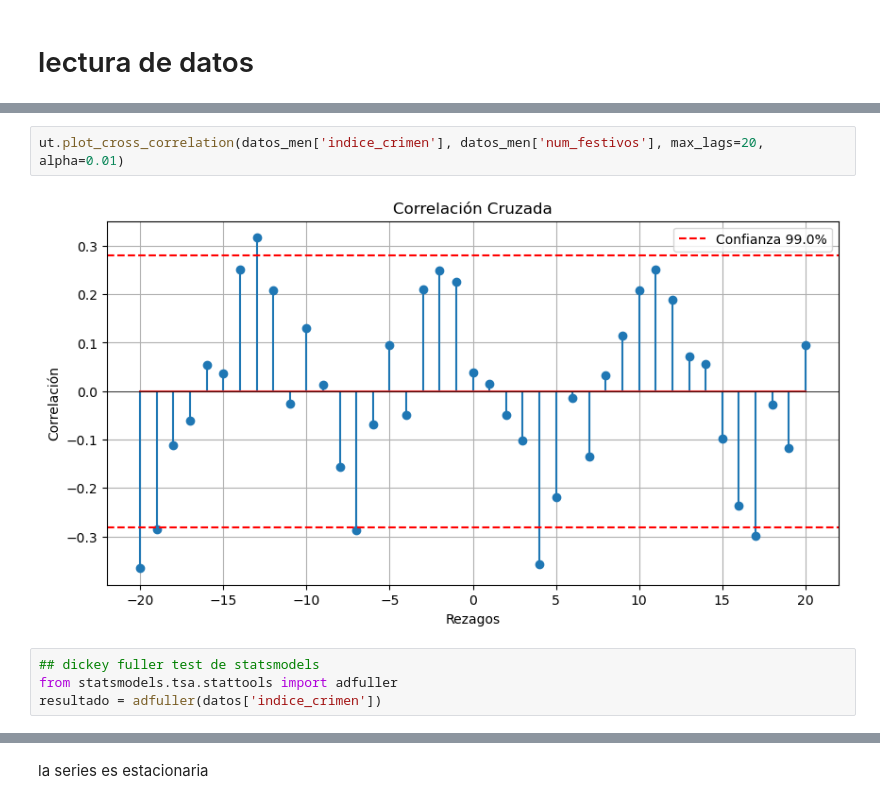
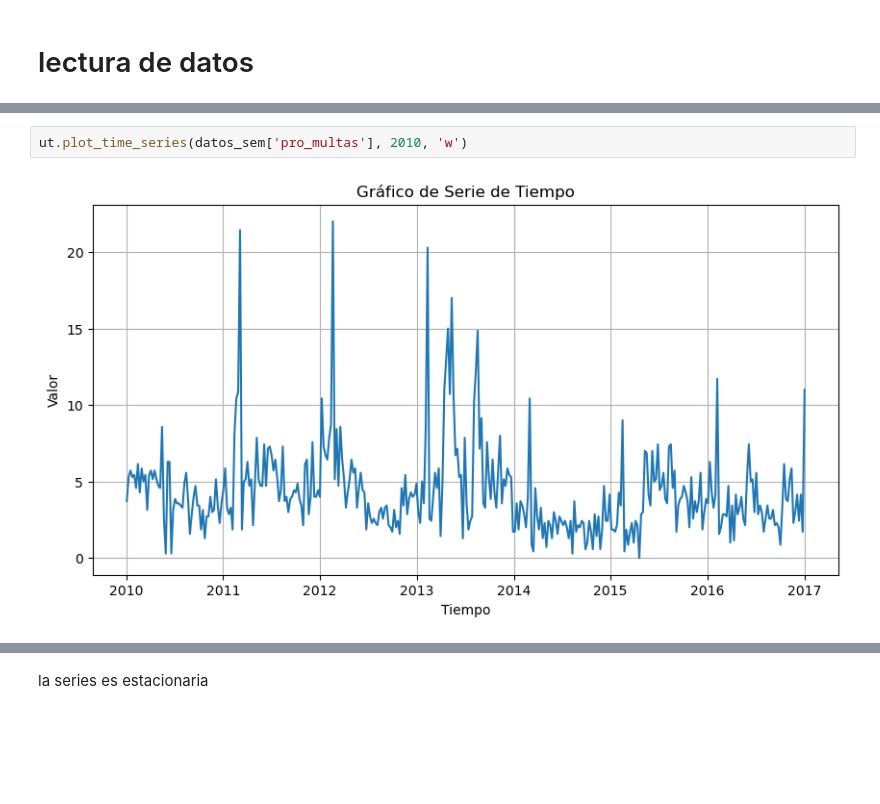
Before and after one commit to briveros23/Series_de_tiempo, a Jupyter notebook: notebook/LSTM.ipynb, the cells around one changed output, grey strips where cells are left out. Saved outputs shown, nothing was run; the diff lists cells and outputs as text; blank space fills up the shorter version.

```diff
--- a/notebook/LSTM.ipynb
+++ b/notebook/LSTM.ipynb
@@ -101,8 +34,4 @@ ut.plot_cross_correlation(datos_men['indice_crimen'], datos_men['pro_humedad'],
-# %%
-ut.plot_cross_correlation(datos_men['indice_crimen'], datos_men['num_festivos'], max_lags=20, alpha=0.01)
-# %% [output]
-[figure, removed]
-# %%
-## dickey fuller test de statsmodels
-from statsmodels.tsa.stattools import adfuller
-resultado = adfuller(datos['indice_crimen'])
+# %%
+ut.plot_time_series(datos_sem['pro_multas'], 2010, 'w')
+# %% [output]
+[figure, added]
```
Also changed, not shown: parts of 25 cells of this notebook, 2 other files.
